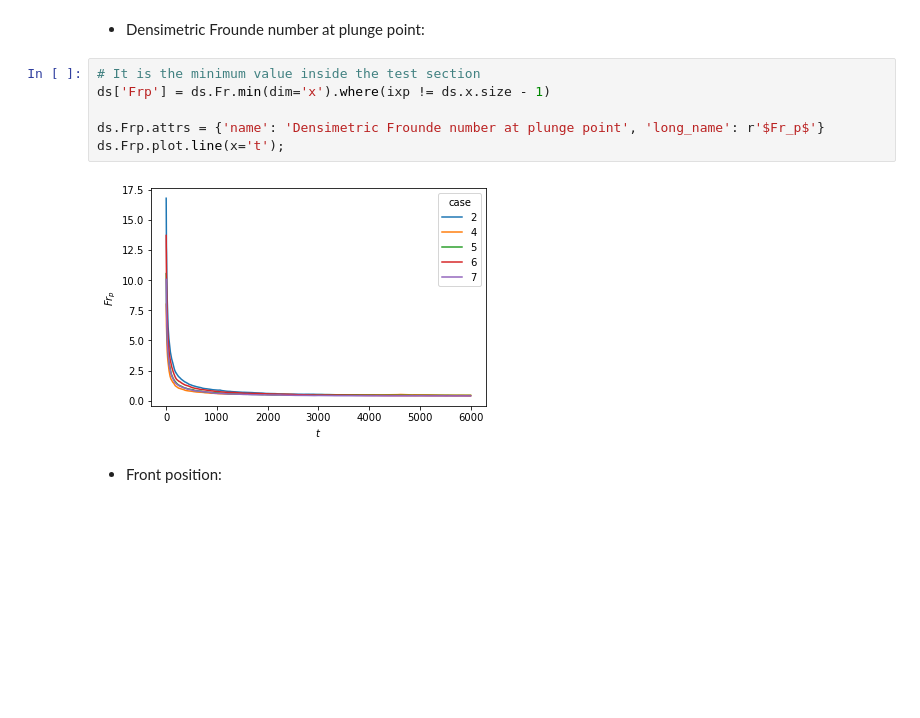
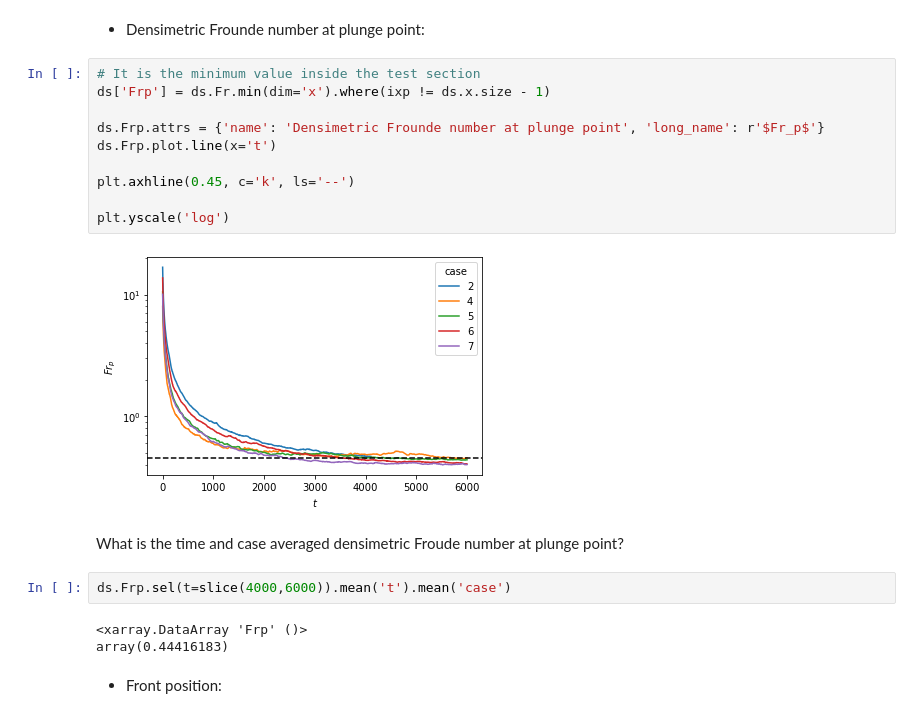
Before and after one commit to fschuch/the-plunging-flow-by-3D-LES, a Jupyter notebook: 01-Computing-and-Plotting.ipynb, the cells around one changed output. Drawn from its saved outputs; the diff is of its cells as text; blank space fills up the shorter version.

```diff
--- a/01-Computing-and-Plotting.ipynb
+++ b/01-Computing-and-Plotting.ipynb
@@ -163,11 +163,22 @@ ds.xp.plot.line(x='t');
 # %%
 # It is the minimum value inside the test section
 ds['Frp'] = ds.Fr.min(dim='x').where(ixp != ds.x.size - 1)
 
 ds.Frp.attrs = {'name': 'Densimetric Frounde number at plunge point', 'long_name': r'$Fr_p$'}
-ds.Frp.plot.line(x='t');
+ds.Frp.plot.line(x='t')
+
+plt.axhline(0.45, c='k', ls='--')
+
+plt.yscale('log')
 # %% [output]
-[figure, old version]
+[figure, new version]
+# %% [markdown]
+What is the time and case averaged densimetric Froude number at plunge point?
+# %%
+ds.Frp.sel(t=slice(4000,6000)).mean('t').mean('case')
+# %% [output]
+<xarray.DataArray 'Frp' ()>
+array(0.44416183)
 # %% [markdown]
 * Front position:
 # %%
```
Also changed, not shown: parts of 1 cell of this notebook, 2 other files.
